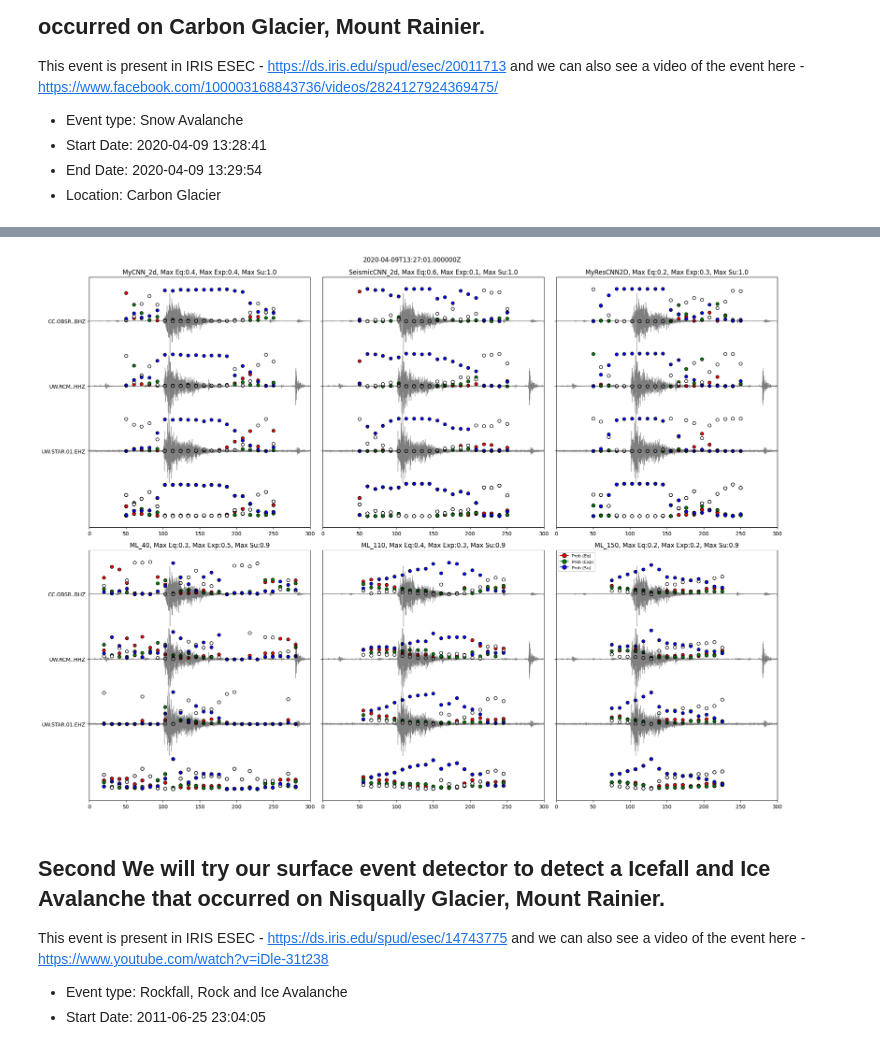
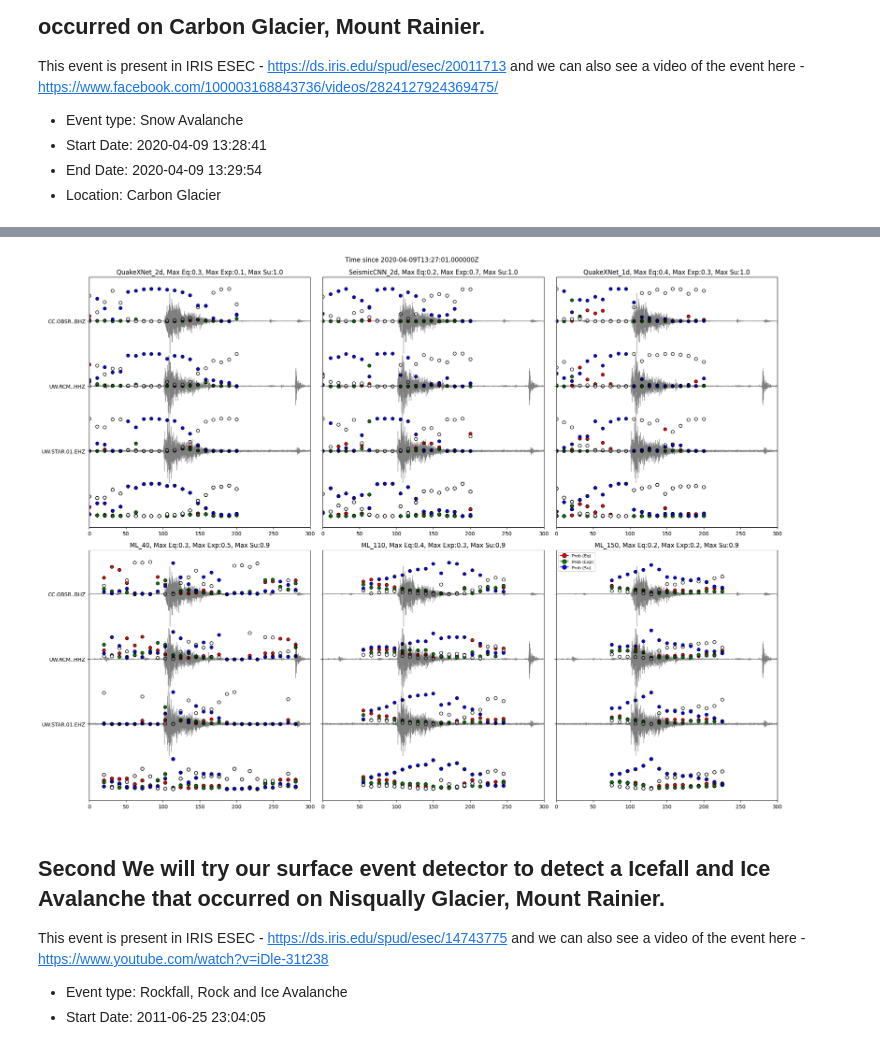
Before and after one commit to Akashkharita/Surface_Event_Detection, a Jupyter notebook: notebooks/classification_demo_surface_events_all_models.ipynb, the cells around one changed output, grey strips where cells are left out. Drawn from its saved outputs; the diff is of its cells as text; code cells hidden in the pictures.

```diff
--- a/notebooks/classification_demo_surface_events_all_models.ipynb
+++ b/notebooks/classification_demo_surface_events_all_models.ipynb
@@ -340,9 +299,9 @@ Reshaped data: (1, 3, 30000)
 # %%
-stn_probs_dl = stn_probs_dl = [(stn_probs_mycnn_2d, 'MyCNN_2d'), (stn_probs_seismiccnn_2d, 'SeismicCNN_2d'), (stn_probs_myrescnn_2d, 'MyResCNN2D')]
+stn_probs_dl = [(stn_probs_quakexnet_2d, 'QuakeXNet_2d'), (stn_probs_seismiccnn_2d, 'SeismicCNN_2d'), (stn_probs_quakexnet_1d, 'QuakeXNet_1d')]
 stn_probs_ml = [(stn_probs_ml_40, 'ML_40', 40), (stn_probs_ml_110, 'ML_110', 110), (stn_probs_ml_150, 'ML_150', 150)]
 plot_all_model_probs(stn_probs_dl, stn_probs_ml, big_reshaped_data, orig_sr, start_time, end_time, big_station_ids)
 # %% [output]
-[figure, old version]
+[figure, new version]
 # %% [markdown]
 ## Second We will try our surface event detector to detect a Icefall and Ice Avalanche that occurred on  Nisqually Glacier, Mount Rainier.
 
```
Also changed, not shown: parts of 17 cells of this notebook.
